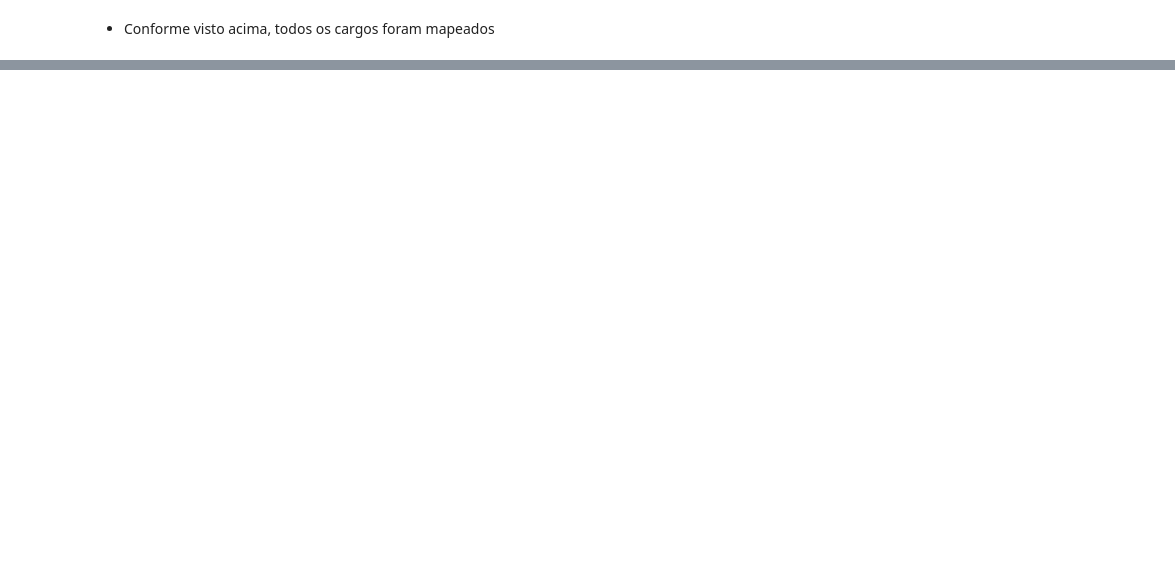
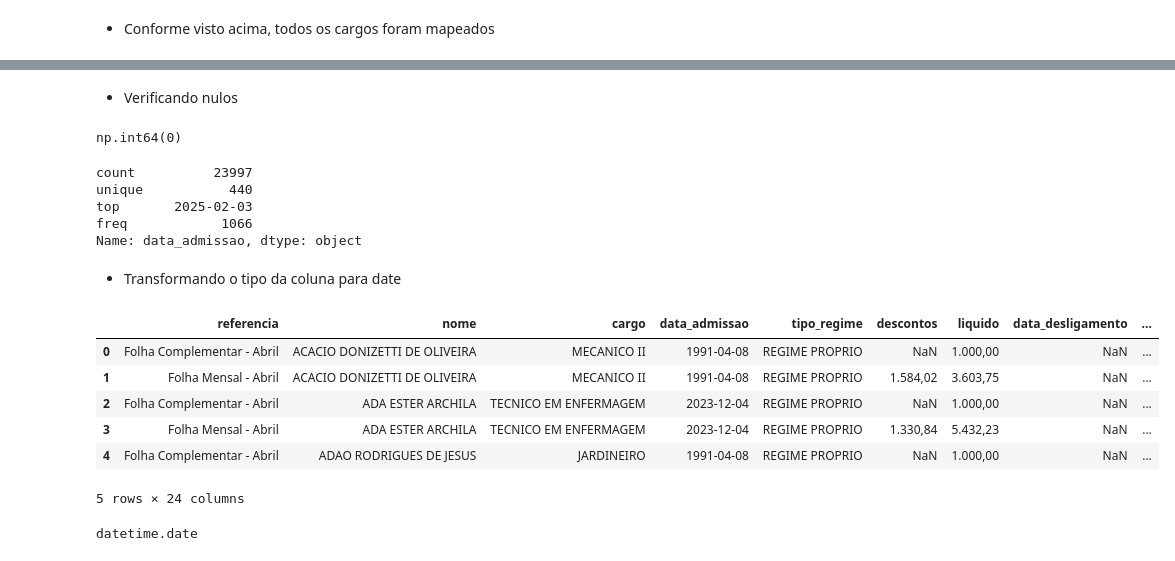
Before and after one commit to oguidenardi/folha_pagamento_santa_rita_2025, a Jupyter notebook: notebooks/03_data_preparation.ipynb, the cells around one changed output, grey strips where cells are left out. Cells and saved outputs as stored; diff of their text form; code cells hidden in the pictures; blank space fills up the shorter version.

Commit message:
Tratar coluna data_admissao como date, sem criar novas colunas

```diff
--- a/notebooks/03_data_preparation.ipynb
+++ b/notebooks/03_data_preparation.ipynb
@@ -613,0 +616,39 @@ df_prepared.head()
+# %% [markdown]
+- Verificando nulos
+# %%
+df_prepared["data_admissao"].isna().sum()
+# %% [output]
+np.int64(0)
+# %%
+df_prepared["data_admissao"].describe()
+# %% [output]
+count          23997
+unique           440
+top       2025-02-03
+freq            1066
+Name: data_admissao, dtype: object
+# %% [markdown]
+- Transformando o tipo da coluna para date
+# %%
+df_prepared["data_admissao"] = (
+    pd.to_datetime(
+        df_prepared["data_admissao"],
+        errors="coerce",
+        dayfirst=True
+    )
+    .dt.date
+)
+# %%
+df_prepared.head()
+# %% [output]
+|  | referencia | nome | cargo | data_admissao | tipo_regime | descontos | liquido | data_desligamento | ... |
+| 0 | Folha Complementar - Abril | ACACIO DONIZETTI DE OLIVEIRA | MECANICO II | 1991-04-08 | REGIME PROPRIO | NaN | 1.000,00 | NaN | ... |
+| 1 | Folha Mensal - Abril | ACACIO DONIZETTI DE OLIVEIRA | MECANICO II | 1991-04-08 | REGIME PROPRIO | 1.584,02 | 3.603,75 | NaN | ... |
+| 2 | Folha Complementar - Abril | ADA ESTER ARCHILA | TECNICO EM ENFERMAGEM | 2023-12-04 | REGIME PROPRIO | NaN | 1.000,00 | NaN | ... |
+| 3 | Folha Mensal - Abril | ADA ESTER ARCHILA | TECNICO EM ENFERMAGEM | 2023-12-04 | REGIME PROPRIO | 1.330,84 | 5.432,23 | NaN | ... |
+| 4 | Folha Complementar - Abril | ADAO RODRIGUES DE JESUS | JARDINEIRO | 1991-04-08 | REGIME PROPRIO | NaN | 1.000,00 | NaN | ... |
+5 rows × 24 columns
+# %%
+type(df_prepared['data_admissao'].dropna().iloc[0])
+# %% [output]
+datetime.date
```
Also changed, not shown: parts of 2 cells of this notebook.
